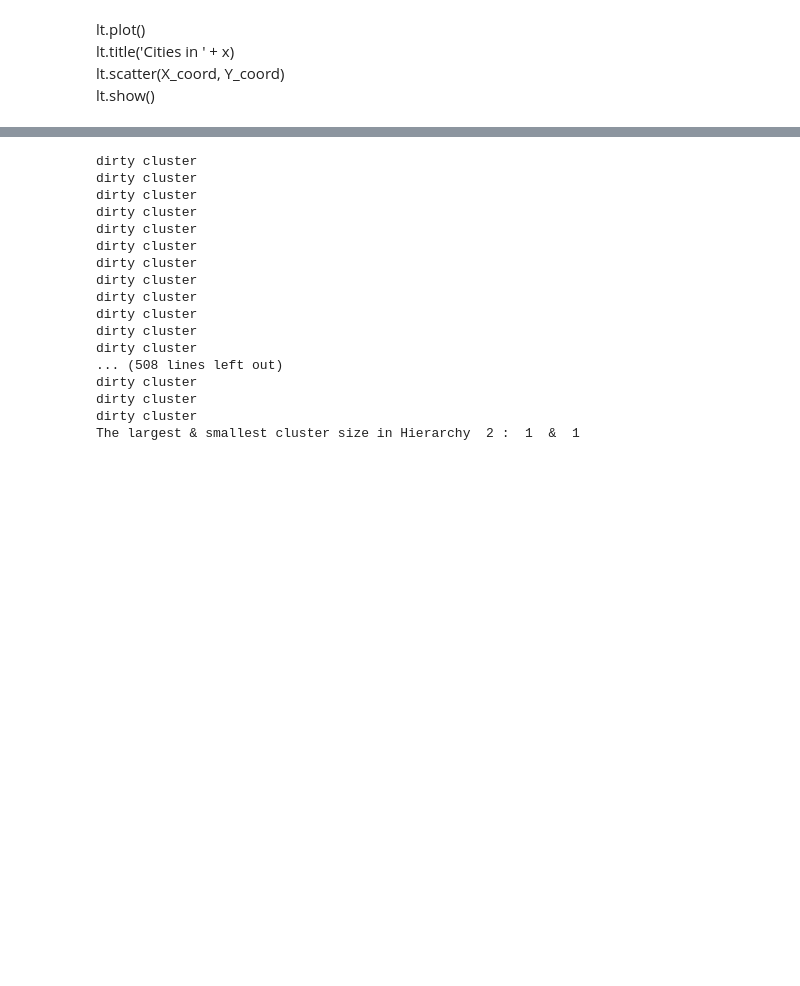
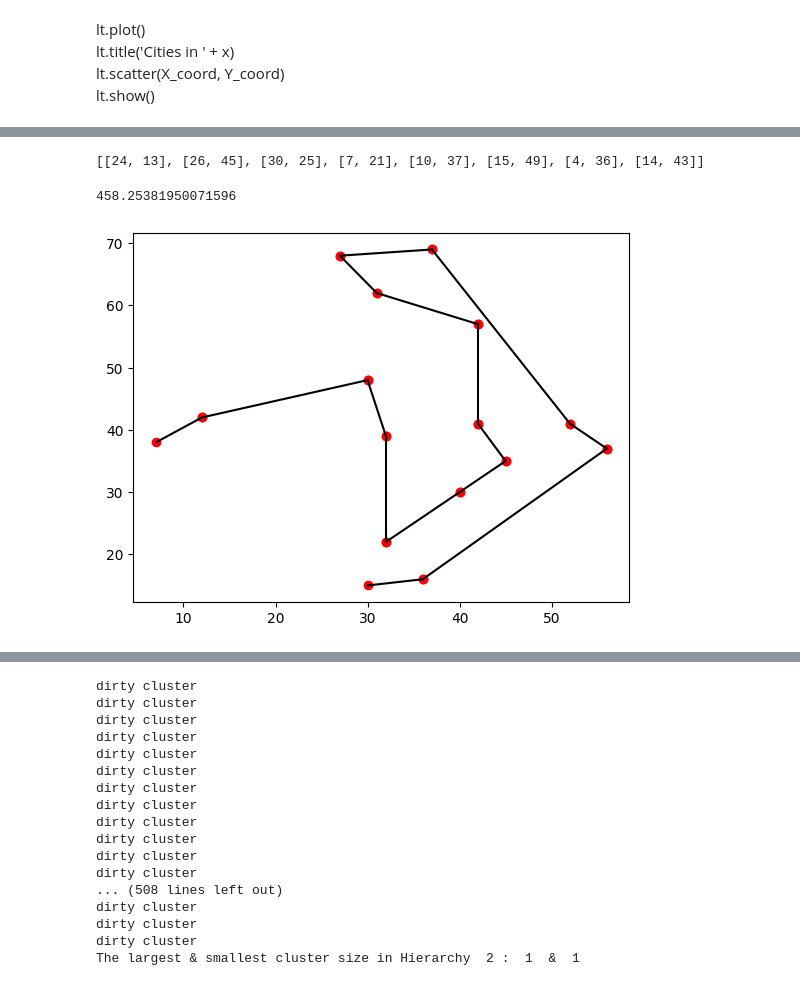
Before and after one commit to sangmin-yoo/TAXI, a Jupyter notebook: Large-Scale-Ising_graph_partition.ipynb, the cells around one changed output, grey strips where cells are left out. Cells and saved outputs as stored; diff of their text form; code cells hidden in the pictures; blank space fills up the shorter version.

```diff
--- a/Large-Scale-Ising_graph_partition.ipynb
+++ b/Large-Scale-Ising_graph_partition.ipynb
@@ -1348,7 +1408,12 @@ def gen_hierarchical_sol(global_X_Y, partition_master, transit_point_master, ben
 # %%
-tp_placeholder = [[15, 49], [49, 15], [30, 7], [7, 30], [24, 13], [13, 24], [14, 43], [43, 14], [11, 4], [4, 11], [10, 37], [37, 10], [0, 26], [26, 0], [5, 17], [17, 5]]
-sol = gen_hierarchical_sol(X_Y, partition_master, tp_placeholder, x, 12)
+tp_placeholder = [[24, 13], [13, 24], [26, 45], [45, 26], [30, 25], [25, 30], [7, 21], [21, 7], [10, 37], [37, 10], [15, 49], [49, 15], [43, 14], [14, 43], [4, 36], [36, 4]]
+sol, dist = gen_hierarchical_sol(X_Y, partition_master, tp_placeholder, x, 12)
 #TODO: ONE POINT GOT MISSING, INVESTIGATE
+dist
+# %% [output]
+[[24, 13], [26, 45], [30, 25], [7, 21], [10, 37], [15, 49], [4, 36], [14, 43]]
+458.25381950071596
+[figure, added]
 # %%
 plt.figure()
 for i in range(0, len(sol) - 1):
```
Also changed, not shown: parts of 11 cells of this notebook, 20 other files.
